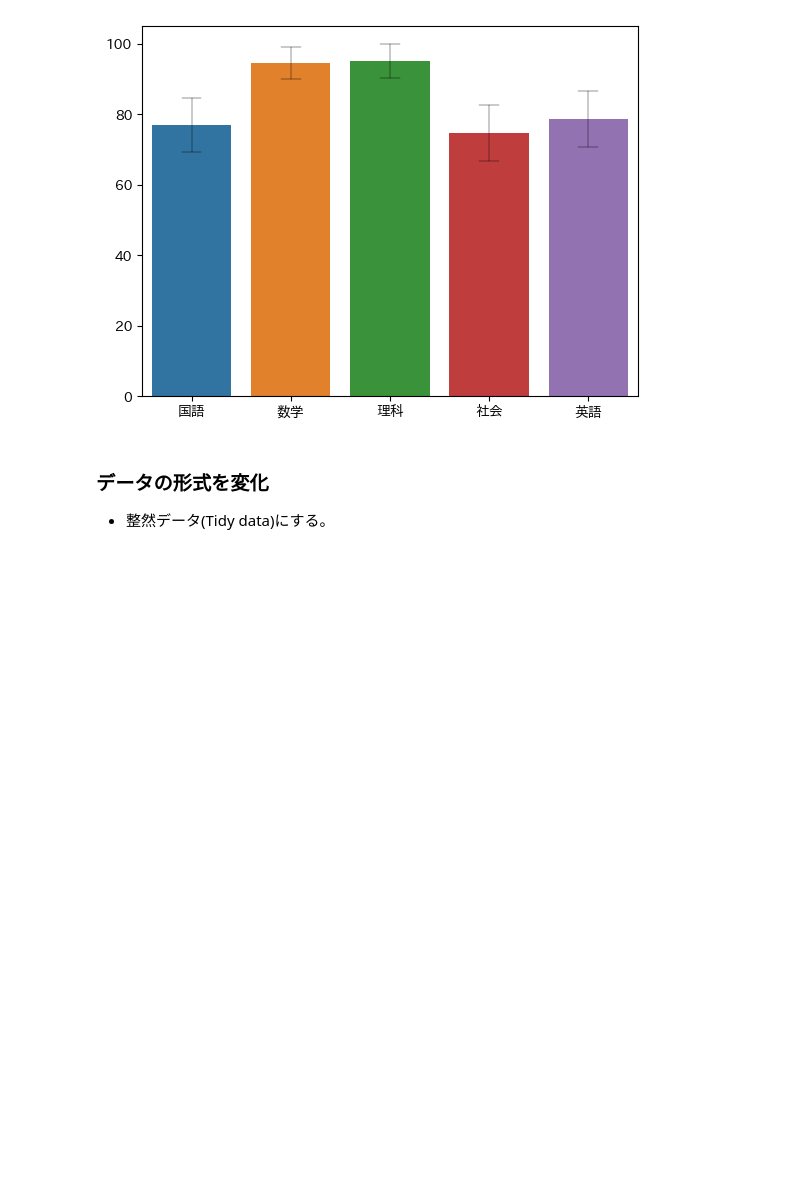
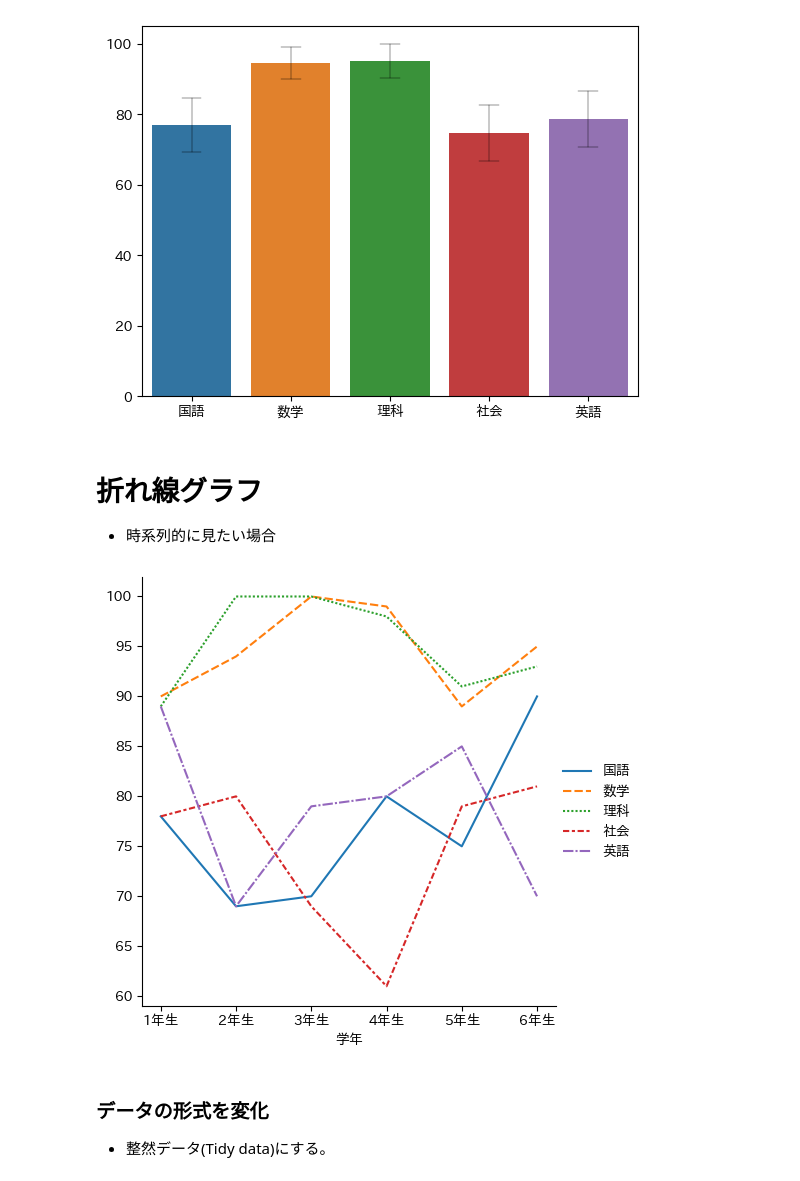
Before and after one commit to Yokohide0317/BI_class_xlsx3, a Jupyter notebook: 01_exam_graph.ipynb, the cells around one changed output. Cells and saved outputs as stored; diff of their text form; code cells hidden in the pictures; blank space fills up the shorter version.

```diff
--- a/01_exam_graph.ipynb
+++ b/01_exam_graph.ipynb
@@ -55,6 +55,17 @@ sns.barplot(
 plt.show()
 # %% [output]
 [figure]
+# %% [markdown]
+# 折れ線グラフ
+- 時系列的に見たい場合
+# %%
+sns.relplot(
+    data=student, # データの選択
+    kind="line" # 線でつなぐ
+)
+plt.show()
+# %% [output]
+[figure, added]
 # %% [markdown]
 ### データの形式を変化
 - 整然データ(Tidy data)にする。
```
